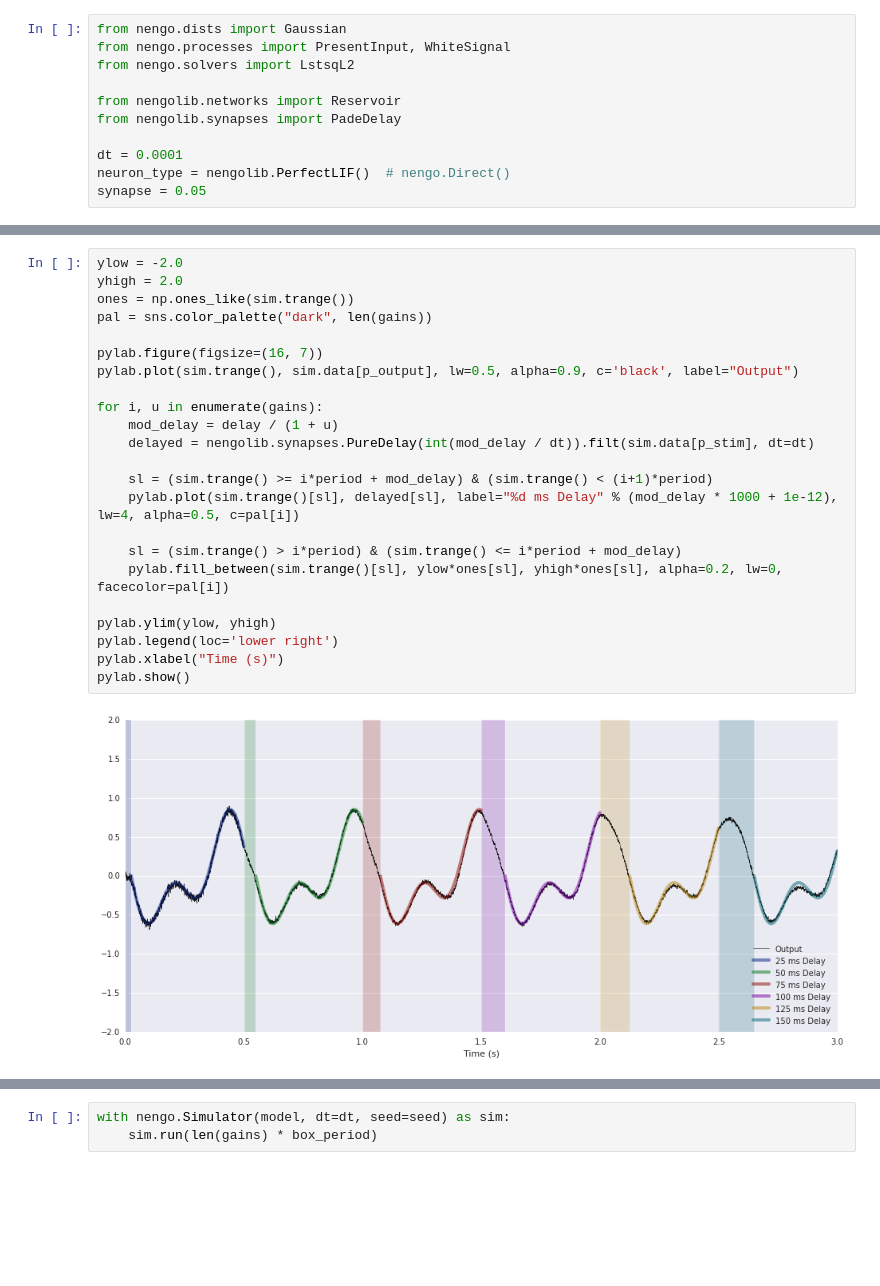
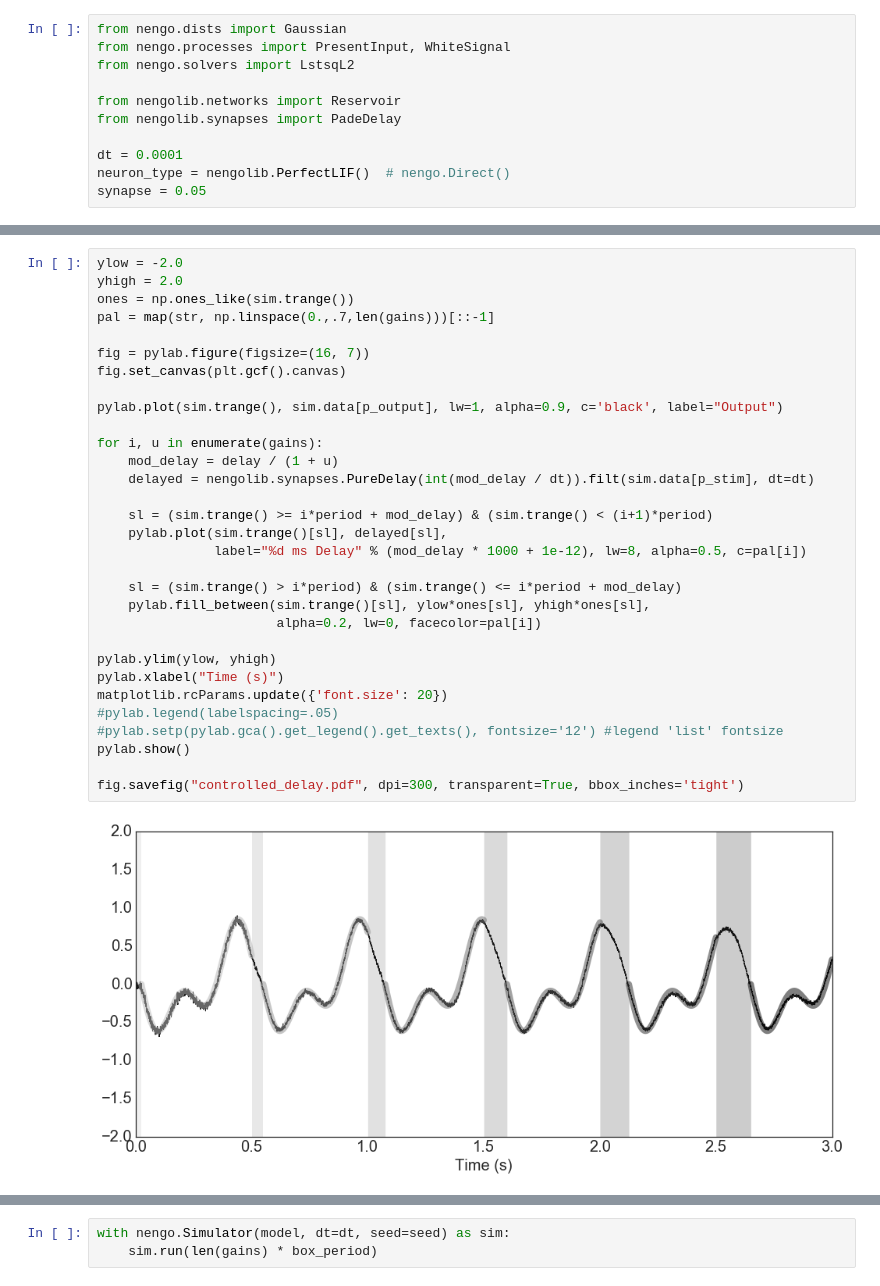
Before and after one commit to arvoelke/nengolib, a Jupyter notebook: doc/notebooks/examples/gain_control.ipynb, the cells around one changed output, grey strips where cells are left out. Drawn from its saved outputs; the diff is of its cells as text; blank space fills up the shorter version.

```diff
--- a/doc/notebooks/examples/gain_control.ipynb
+++ b/doc/notebooks/examples/gain_control.ipynb
@@ -174,28 +176,36 @@ Simulation finished in 0:00:08.
 # %%
 ylow = -2.0
 yhigh = 2.0
 ones = np.ones_like(sim.trange())
-pal = sns.color_palette("dark", len(gains))
+pal = map(str, np.linspace(0.,.7,len(gains)))[::-1]
 
-pylab.figure(figsize=(16, 7))
-pylab.plot(sim.trange(), sim.data[p_output], lw=0.5, alpha=0.9, c='black', label="Output")
+fig = pylab.figure(figsize=(16, 7))
+fig.set_canvas(plt.gcf().canvas)
+
+pylab.plot(sim.trange(), sim.data[p_output], lw=1, alpha=0.9, c='black', label="Output")
 
 for i, u in enumerate(gains):
     mod_delay = delay / (1 + u)
     delayed = nengolib.synapses.PureDelay(int(mod_delay / dt)).filt(sim.data[p_stim], dt=dt)
 
     sl = (sim.trange() >= i*period + mod_delay) & (sim.trange() < (i+1)*period)
-    pylab.plot(sim.trange()[sl], delayed[sl], label="%d ms Delay" % (mod_delay * 1000 + 1e-12), lw=4, alpha=0.5, c=pal[i])
+    pylab.plot(sim.trange()[sl], delayed[sl],
+               label="%d ms Delay" % (mod_delay * 1000 + 1e-12), lw=8, alpha=0.5, c=pal[i])
 
     sl = (sim.trange() > i*period) & (sim.trange() <= i*period + mod_delay)
-    pylab.fill_between(sim.trange()[sl], ylow*ones[sl], yhigh*ones[sl], alpha=0.2, lw=0, facecolor=pal[i])
+    pylab.fill_between(sim.trange()[sl], ylow*ones[sl], yhigh*ones[sl],
+                       alpha=0.2, lw=0, facecolor=pal[i])
 
 pylab.ylim(ylow, yhigh)
-pylab.legend(loc='lower right')
 pylab.xlabel("Time (s)")
+matplotlib.rcParams.update({'font.size': 20})
+#pylab.legend(labelspacing=.05)
+#pylab.setp(pylab.gca().get_legend().get_texts(), fontsize='12') #legend 'list' fontsize
 pylab.show()
+
+fig.savefig("controlled_delay.pdf", dpi=300, transparent=True, bbox_inches='tight')
 # %% [output]
-[figure, old version]
+[figure, new version]
 # %%
 neuron_type = nengo.LIFRate()
 input_synapse = nengo.Alpha(0.001)
```
Also changed, not shown: parts of 4 cells of this notebook.
